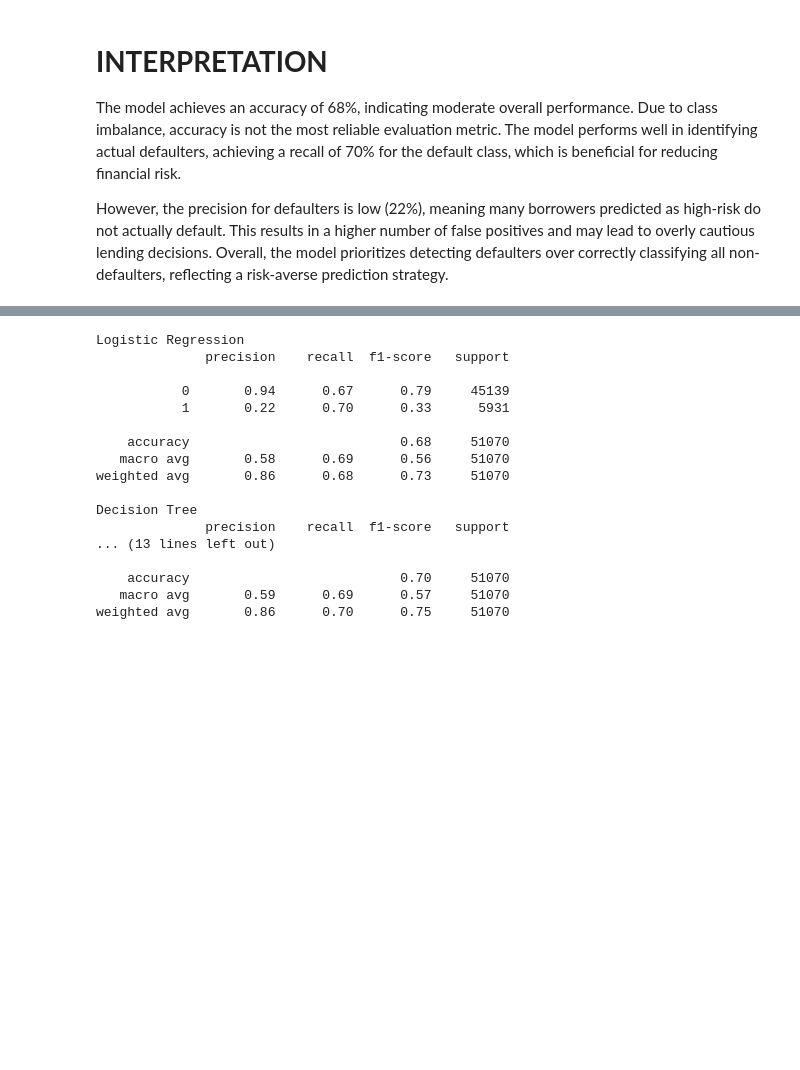
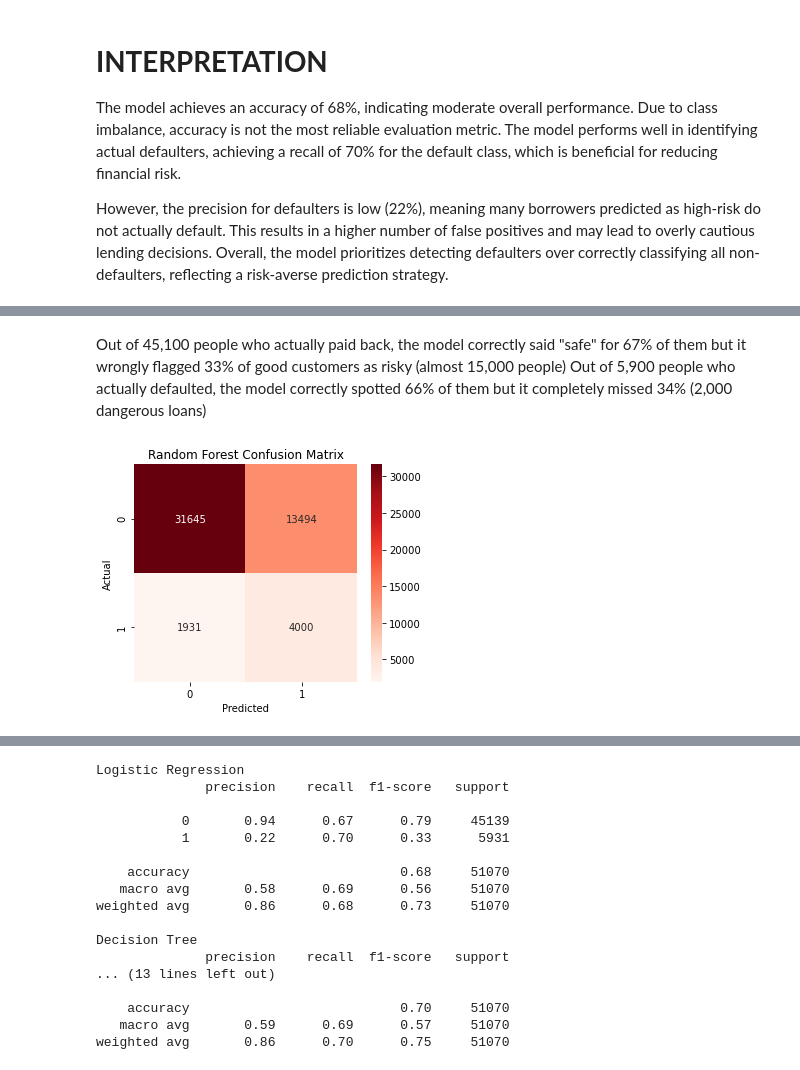
Before and after one commit to FGithaiga/LOAN-DEFAULT-PREDICTION, a Jupyter notebook: index.ipynb, the cells around one changed output, grey strips where cells are left out. Saved outputs shown, nothing was run; the diff lists cells and outputs as text; code cells hidden in the pictures; blank space fills up the shorter version.

```diff
--- a/index.ipynb
+++ b/index.ipynb
@@ -291,12 +334,26 @@ y_pred_tree = tree.predict(X_test)
+# %% [markdown]
+Out of 45,100 people who actually paid back, the model correctly said "safe" for 67% of them but it wrongly flagged 33% of good customers as risky (almost 15,000 people)
+Out of 5,900 people who actually defaulted, the model correctly spotted 66% of them but it completely missed 34% (2,000 dangerous loans)
 # %%
 # Random Forest
 rf = RandomForestClassifier(
     n_estimators=100,
     max_depth=8,
     class_weight='balanced',
     random_state=42
 )
 
 rf.fit(X_train, y_train)
 
 y_pred_rf = rf.predict(X_test)
+
+# Confusion Matix Heatmap to show how each model predicted Default vs Non-Default
+cm_rf = confusion_matrix(y_test, y_pred_rf)
+plt.figure(figsize=(5,4))
+sns.heatmap(cm_rf, annot=True, fmt='d', cmap='Reds')
+plt.xlabel('Predicted')
+plt.ylabel('Actual')
+plt.title('Random Forest Confusion Matrix')
+plt.show()
+# %% [output]
+[figure, added]
```
Also changed, not shown: parts of 12 cells of this notebook.
